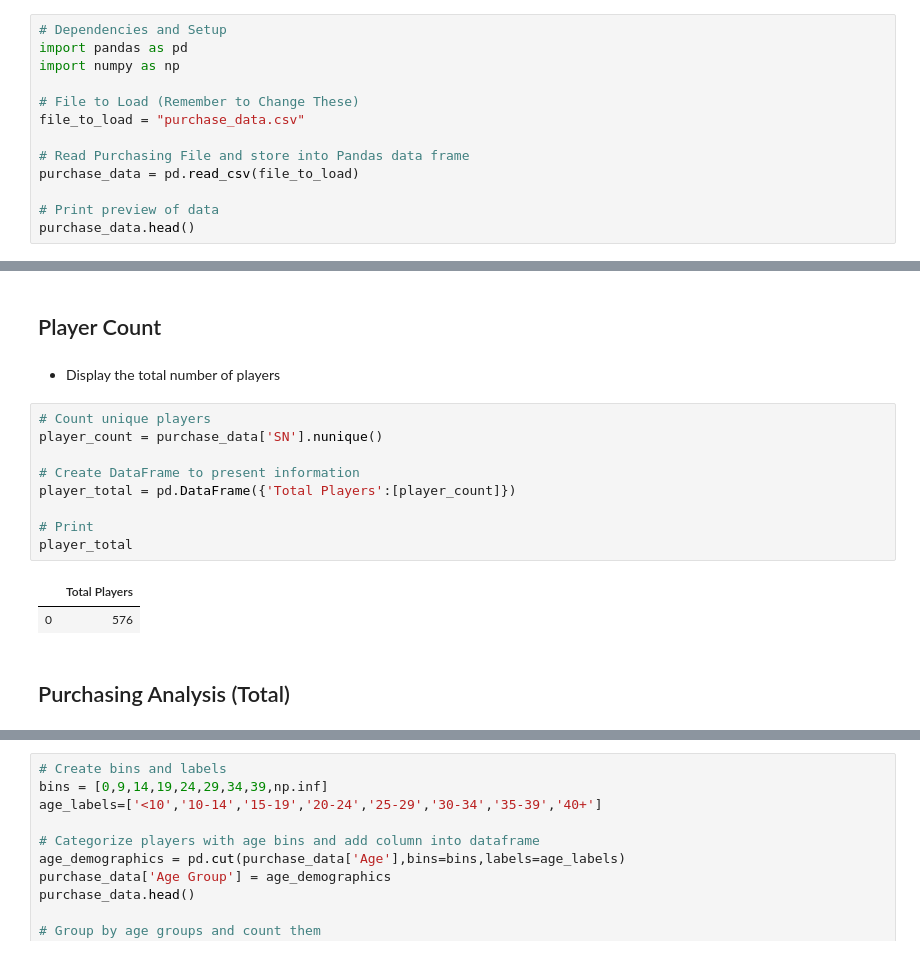
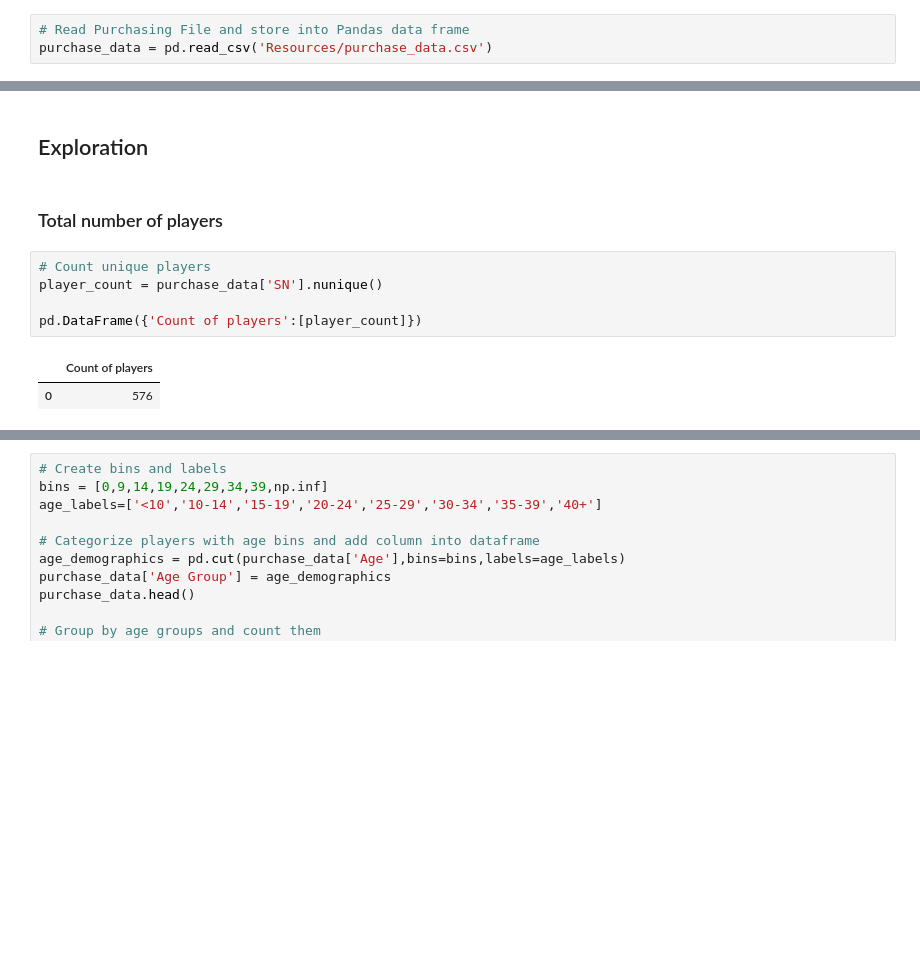
Before and after one commit to cckuqui/Heroes-of-Pymoli-exercise, a Jupyter notebook: main.ipynb, the cells around one changed output, grey strips where cells are left out. Saved outputs shown, nothing was run; the diff lists cells and outputs as text; blank space fills up the shorter version.

Commit message:
rearrange data

```diff
--- a/main.ipynb
+++ b/main.ipynb
@@ -4,13 +9,3 @@
 # %%
-# Dependencies and Setup
-import pandas as pd
-import numpy as np
-
-# File to Load (Remember to Change These)
-file_to_load = "purchase_data.csv"
-
 # Read Purchasing File and store into Pandas data frame
-purchase_data = pd.read_csv(file_to_load)
-
-# Print preview of data
-purchase_data.head()
+purchase_data = pd.read_csv('Resources/purchase_data.csv')
@@ -24,18 +12,12 @@ purchase_data.head()
-# %% [markdown]
-## Player Count
+# %% [markdown]
+## Exploration
 # %% [markdown]
-* Display the total number of players
+### Total number of players
 # %%
 # Count unique players
 player_count = purchase_data['SN'].nunique()
 
-# Create DataFrame to present information
-player_total = pd.DataFrame({'Total Players':[player_count]})
-
-# Print
-player_total
+pd.DataFrame({'Count of players':[player_count]})
 # %% [output]
-|  | Total Players |
+|  | Count of players |
 | 0 | 576 |
-# %% [markdown]
-## Purchasing Analysis (Total)
```
Also changed, not shown: parts of 28 cells of this notebook, 3 other files.
